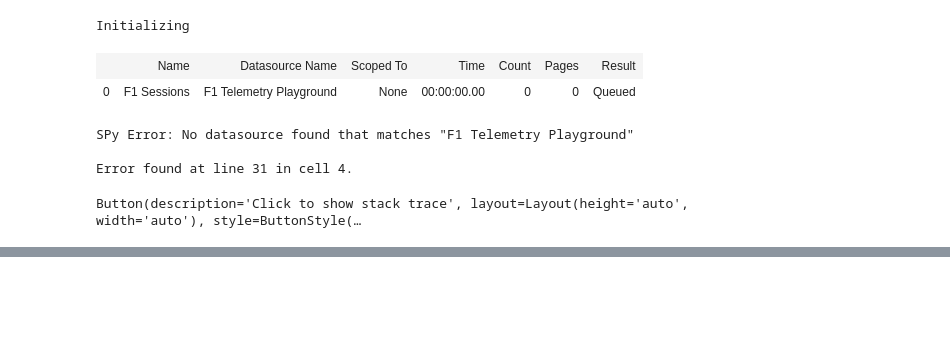
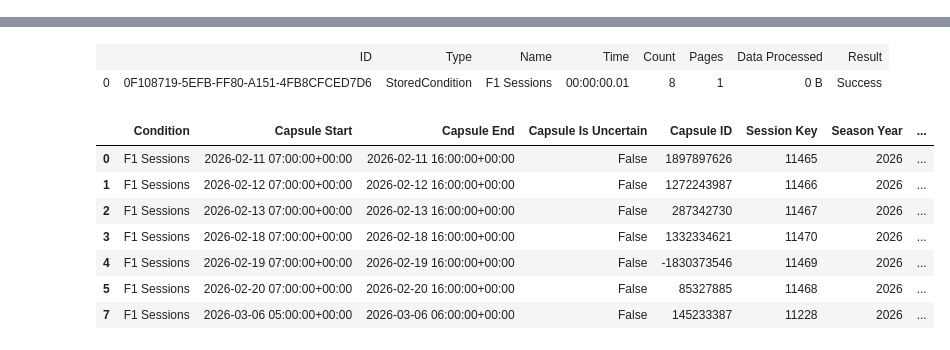
Before and after one commit to shamus-cunningham/seeq-f1, a Jupyter notebook: Create_Telemetry_Signals.ipynb, the cells around one changed output, grey strips where cells are left out. Drawn from its saved outputs; the diff is of its cells as text; code cells hidden in the pictures; blank space fills up the shorter version.

```diff
--- a/Create_Telemetry_Signals.ipynb
+++ b/Create_Telemetry_Signals.ipynb
@@ -173,11 +181,7 @@ sessions_df
-# %%
-posted_sessions = get_session_data(current_time)
-posted_sessions
-# %% [output]
-Initializing
-|  | Name | Datasource Name | Scoped To | Time | Count | Pages | Result |
-| 0 | F1 Sessions | F1 Telemetry Playground | None | 00:00:00.00 | 0 | 0 | Queued |
-SPy Error: No datasource found that matches "F1 Telemetry Playground"
-
-Error found at line 31 in cell 4.
-Button(description='Click to show stack trace', layout=Layout(height='auto', width='auto'), style=ButtonStyle(…
+# %%
+posted_sessions = get_session_data(current_time)
+# Exclude rows where meeting_key is 1279
+posted_sessions = posted_sessions[posted_sessions['Session Key'] != 11227]
+
+posted_sessions
+# %% [output]
@@ -184,3 +189,13 @@ Button(description='Click to show stack trace', layout=Layout(height='auto', wid
+|  | ID | Type | Name | Time | Count | Pages | Data Processed | Result |
+| 0 | 0F108719-5EFB-FF80-A151-4FB8CFCED7D6 | StoredCondition | F1 Sessions | 00:00:00.01 | 8 | 1 | 0 B | Success |
+|  | Condition | Capsule Start | Capsule End | Capsule Is Uncertain | Capsule ID | Session Key | Season Year | ... |
+| 0 | F1 Sessions | 2026-02-11 07:00:00+00:00 | 2026-02-11 16:00:00+00:00 | False | 1897897626 | 11465 | 2026 | ... |
+| 1 | F1 Sessions | 2026-02-12 07:00:00+00:00 | 2026-02-12 16:00:00+00:00 | False | 1272243987 | 11466 | 2026 | ... |
+| 2 | F1 Sessions | 2026-02-13 07:00:00+00:00 | 2026-02-13 16:00:00+00:00 | False | 287342730 | 11467 | 2026 | ... |
+| 3 | F1 Sessions | 2026-02-18 07:00:00+00:00 | 2026-02-18 16:00:00+00:00 | False | 1332334621 | 11470 | 2026 | ... |
+| 4 | F1 Sessions | 2026-02-19 07:00:00+00:00 | 2026-02-19 16:00:00+00:00 | False | -1830373546 | 11469 | 2026 | ... |
+| 5 | F1 Sessions | 2026-02-20 07:00:00+00:00 | 2026-02-20 16:00:00+00:00 | False | 85327885 | 11468 | 2026 | ... |
+| 7 | F1 Sessions | 2026-03-06 05:00:00+00:00 | 2026-03-06 06:00:00+00:00 | False | 145233387 | 11228 | 2026 | ... |
 # %%
 try:
     posted_sessions = get_session_data(current_time)
```
Also changed, not shown: parts of 8 cells of this notebook, 1 other file.
